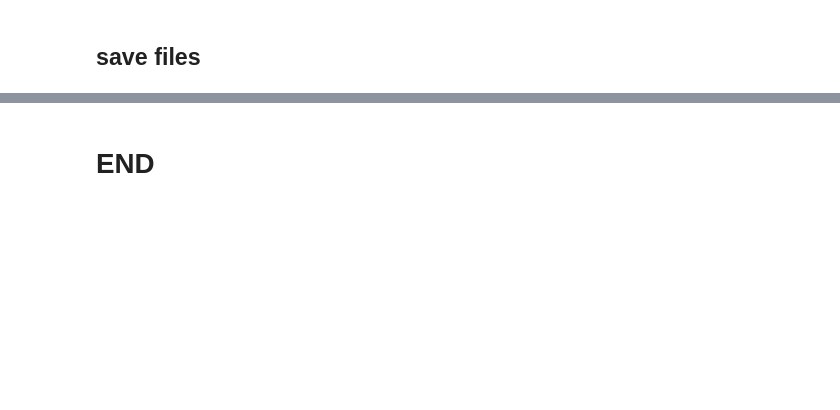
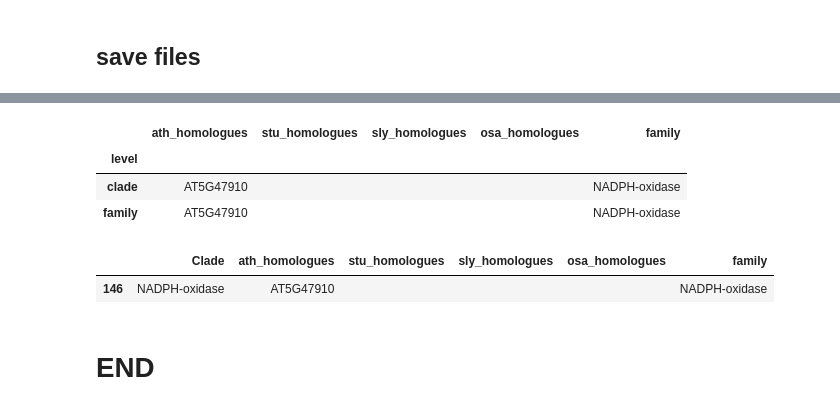
Before and after one commit to NIB-SI/skm-neo4j, a Jupyter notebook: work/p2-import-components.ipynb, the cells around one changed output, grey strips where cells are left out. Cells and saved outputs as stored; diff of their text form; code cells hidden in the pictures; blank space fills up the shorter version.

```diff
--- a/work/p2-import-components.ipynb
+++ b/work/p2-import-components.ipynb
@@ -379,0 +433,7 @@ translate_df.head()
+# %%
+translate_df.loc['NADPH-oxidase']
+# %% [output]
+|  | ath_homologues | stu_homologues | sly_homologues | osa_homologues | family |
+| level |  |  |  |  |  |
+| clade | AT5G47910 |  |  |  | NADPH-oxidase |
+| family | AT5G47910 |  |  |  | NADPH-oxidase |
@@ -380,3 +476,8 @@ translate_df.head()
+# %%
+df[df['Clade'] =='NADPH-oxidase']
+# %% [output]
+|  | Clade | ath_homologues | stu_homologues | sly_homologues | osa_homologues | family |
+| 146 | NADPH-oxidase | AT5G47910 |  |  |  | NADPH-oxidase |
 # %%
 file_name = parsed_path / "level_translation.tsv"
 translate_df.to_csv(file_name, sep="\t")
```
Also changed, not shown: parts of 8 cells of this notebook, 4 other files.
